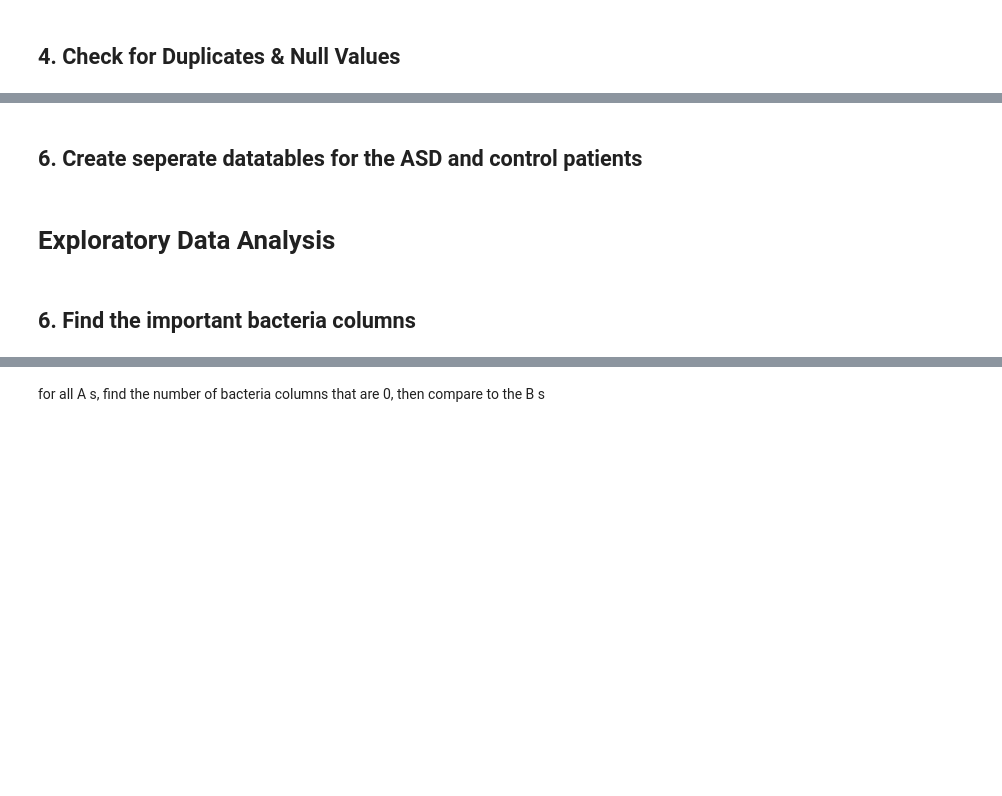
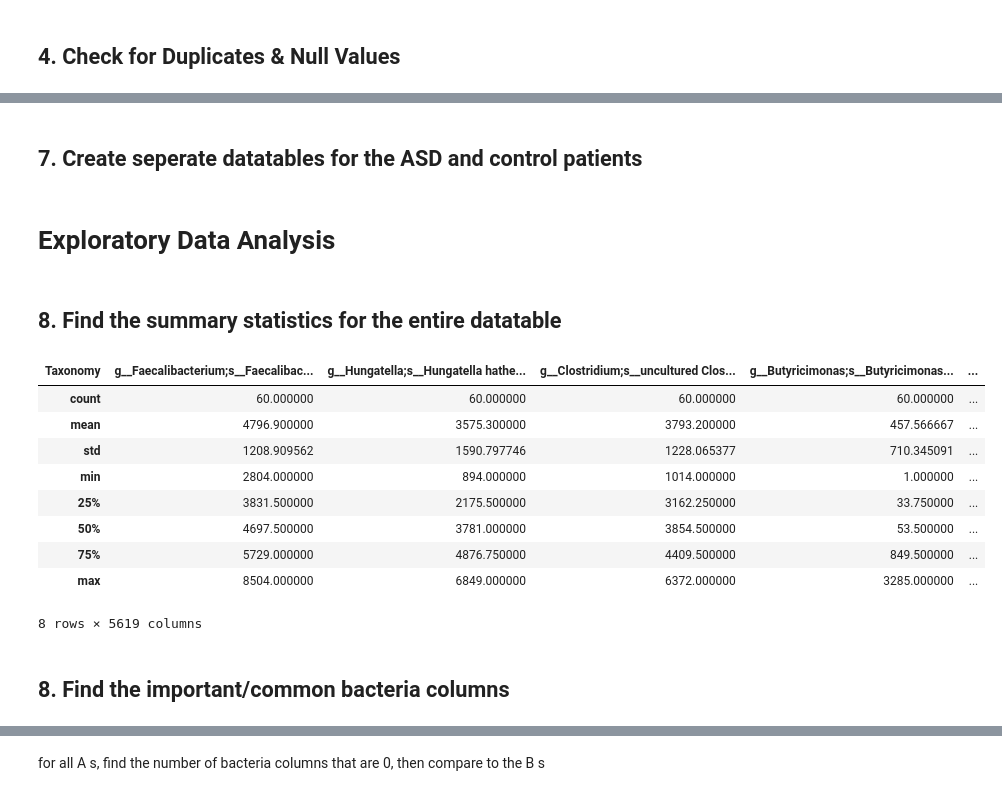
Before and after one commit to 8Dorothy8/Data-Analysis, a Jupyter notebook: dataanalysis.ipynb, the cells around one changed output, grey strips where cells are left out. Drawn from its saved outputs; the diff is of its cells as text; code cells hidden in the pictures; blank space fills up the shorter version.

```diff
--- a/dataanalysis.ipynb
+++ b/dataanalysis.ipynb
@@ -45,7 +61,7 @@ df = df.transpose()
 # %%
 df.head(5)
 # %% [markdown]
-## 6. Create seperate datatables for the ASD and control patients
+## 7. Create seperate datatables for the ASD and control patients
 # %%
 # taking the index, turning it into a string, and checking if it contains A
 
@@ -53,8 +69,24 @@ ASD = df.loc[df.index.str.contains('A')]
 control = df.loc[df.index.str.contains('B')]
 # %% [markdown]
 # Exploratory Data Analysis
+# %% [markdown]
+## 8. Find the summary statistics for the entire datatable
+# %%
+summary_stats = df.describe()
+summary_stats
+# %% [output]
+| Taxonomy | g__Faecalibacterium;s__Faecalibac... | g__Hungatella;s__Hungatella hathe... | g__Clostridium;s__uncultured Clos... | g__Butyricimonas;s__Butyricimonas... | ... |
+| count | 60.000000 | 60.000000 | 60.000000 | 60.000000 | ... |
+| mean | 4796.900000 | 3575.300000 | 3793.200000 | 457.566667 | ... |
+| std | 1208.909562 | 1590.797746 | 1228.065377 | 710.345091 | ... |
+| min | 2804.000000 | 894.000000 | 1014.000000 | 1.000000 | ... |
+| 25% | 3831.500000 | 2175.500000 | 3162.250000 | 33.750000 | ... |
+| 50% | 4697.500000 | 3781.000000 | 3854.500000 | 53.500000 | ... |
+| 75% | 5729.000000 | 4876.750000 | 4409.500000 | 849.500000 | ... |
+| max | 8504.000000 | 6849.000000 | 6372.000000 | 3285.000000 | ... |
+8 rows × 5619 columns
 # %% [markdown]
-## 6. Find the important bacteria columns
+## 8. Find the important/common bacteria columns
 # %%
 # find the bacteria columns with the least and most average value counts throughout all users
 df.mean().sort_values(ascending=False)
```
Also changed, not shown: parts of 32 cells of this notebook.
